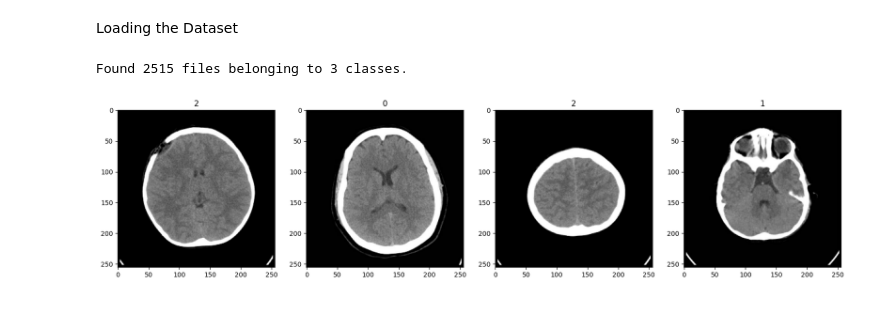
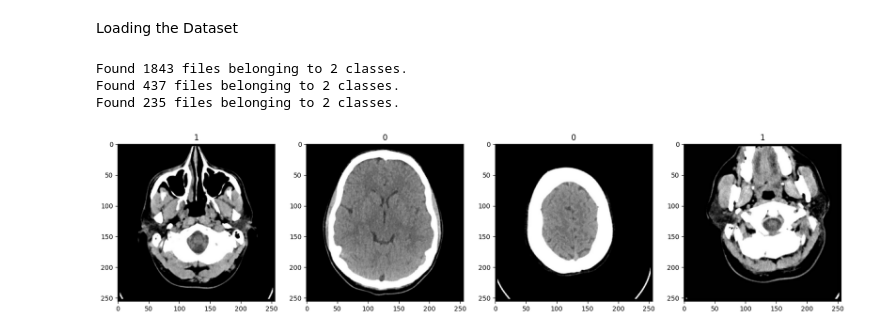
Before and after one commit to AkramOM606/DeepLearning-CNN-Brain-Stroke-Prediction, a Jupyter notebook: main.ipynb, the cells around one changed output. Cells and saved outputs as stored; diff of their text form; code cells hidden in the pictures.

```diff
--- a/main.ipynb
+++ b/main.ipynb
@@ -30,17 +30,22 @@ Loading the Dataset
 # %%
 import numpy as np
 from matplotlib import pyplot as plt
 
-Data = tf.keras.utils.image_dataset_from_directory('Dataset')
+TrainingData = tf.keras.utils.image_dataset_from_directory('Dataset/Train')
+TestingData = tf.keras.utils.image_dataset_from_directory('Dataset/Test')
+ValidationData = tf.keras.utils.image_dataset_from_directory('Dataset/Validation')
 
-DataIterator = Data.as_numpy_iterator()
+DataIterator = TrainingData.as_numpy_iterator()
 
 Batch = DataIterator.next()
 
 fig, ax = plt.subplots(ncols=4, figsize=(20,20))
+
 for idx, img in enumerate(Batch[0][:4]):
     ax[idx].imshow(img.astype(int))
     ax[idx].title.set_text(Batch[1][idx])
 # %% [output]
-Found 2515 files belonging to 3 classes.
+Found 1843 files belonging to 2 classes.
+Found 437 files belonging to 2 classes.
+Found 235 files belonging to 2 classes.
-[figure, old version]
+[figure, new version]
```
